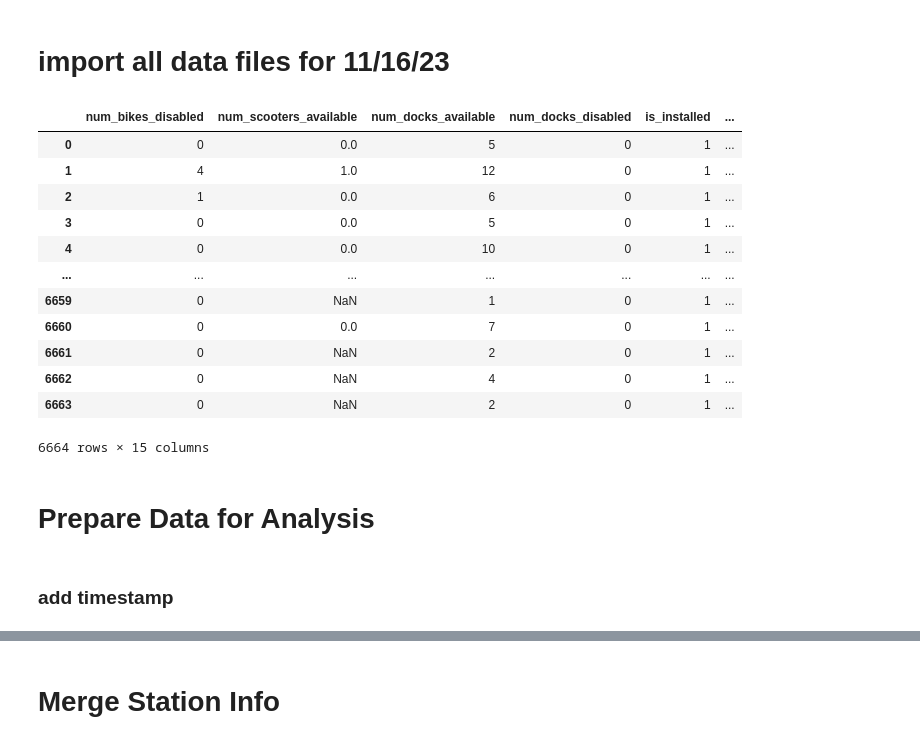
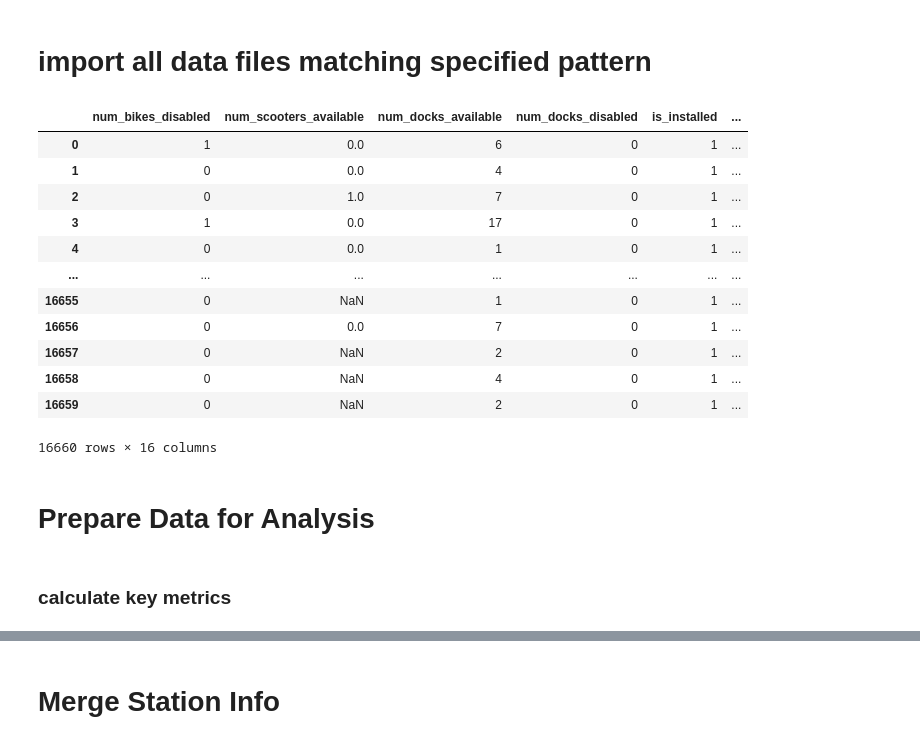
Before and after one commit to reliablerascal/divvy-performance, a Jupyter notebook: notebooks/02-combine-time-period.ipynb, the cells around one changed output, grey strips where cells are left out. Saved outputs shown, nothing was run; the diff lists cells and outputs as text; code cells hidden in the pictures.

```diff
--- a/notebooks/02-combine-time-period.ipynb
+++ b/notebooks/02-combine-time-period.ipynb
@@ -3,0 +10,4 @@ This notebook takes all files named station_status_2023_11_16*.csv and appends t
+# %%
+#update this to combine different files
+filename_import = "station_status_2023_11_17*.csv"
+filename_export = "station-status-hourly-2023-11-17.csv"
@@ -4,2 +42,2 @@ This notebook takes all files named station_status_2023_11_16*.csv and appends t
 # %% [markdown]
-# import all data files for 11/16/23
+# import all data files matching specified pattern
@@ -12,25 +44,37 @@ import json
 # %%
 df_station_status = pd.DataFrame()
 # %%
-for file_path in Path('../data').glob('station_status_2023_11_16*.csv'):
+for file_path in Path('../data').glob(filename_import):
+    #read next file
     df = pd.read_csv(file_path)
+
+    #timestamp for data retrieval. This should later be moved to the api-request.py script called in GitHub actions
+    time_retrieved_str = file_path.name[15:32]
+
+    date_object = datetime.strptime(time_retrieved_str, '%Y_%m_%d_%I%M%p')
+    time_retrieved = date_object.strftime('%m/%d/%Y %I:%M %p')
+
+    df["time_retrieved"]= time_retrieved
+    df.rename(columns={'timestamp': 'time_reported'}, inplace=True)
+
+    #append this file
     df_station_status = pd.concat([df_station_status,df], ignore_index=True)
 df_station_status
 # %% [output]
 |  | num_bikes_disabled | num_scooters_available | num_docks_available | num_docks_disabled | is_installed | ... |
-| 0 | 0 | 0.0 | 5 | 0 | 1 | ... |
-| 1 | 4 | 1.0 | 12 | 0 | 1 | ... |
-| 2 | 1 | 0.0 | 6 | 0 | 1 | ... |
-| 3 | 0 | 0.0 | 5 | 0 | 1 | ... |
-| 4 | 0 | 0.0 | 10 | 0 | 1 | ... |
+| 0 | 1 | 0.0 | 6 | 0 | 1 | ... |
+| 1 | 0 | 0.0 | 4 | 0 | 1 | ... |
+| 2 | 0 | 1.0 | 7 | 0 | 1 | ... |
+| 3 | 1 | 0.0 | 17 | 0 | 1 | ... |
+| 4 | 0 | 0.0 | 1 | 0 | 1 | ... |
 | ... | ... | ... | ... | ... | ... | ... |
-| 6659 | 0 | NaN | 1 | 0 | 1 | ... |
-| 6660 | 0 | 0.0 | 7 | 0 | 1 | ... |
-| 6661 | 0 | NaN | 2 | 0 | 1 | ... |
-| 6662 | 0 | NaN | 4 | 0 | 1 | ... |
-| 6663 | 0 | NaN | 2 | 0 | 1 | ... |
+| 16655 | 0 | NaN | 1 | 0 | 1 | ... |
+| 16656 | 0 | 0.0 | 7 | 0 | 1 | ... |
+| 16657 | 0 | NaN | 2 | 0 | 1 | ... |
+| 16658 | 0 | NaN | 4 | 0 | 1 | ... |
+| 16659 | 0 | NaN | 2 | 0 | 1 | ... |
-6664 rows × 15 columns
+16660 rows × 16 columns
 # %% [markdown]
 # Prepare Data for Analysis
 # %% [markdown]
-### add timestamp
+### calculate key metrics
```
Also changed, not shown: parts of 14 cells of this notebook, 9 other files.
